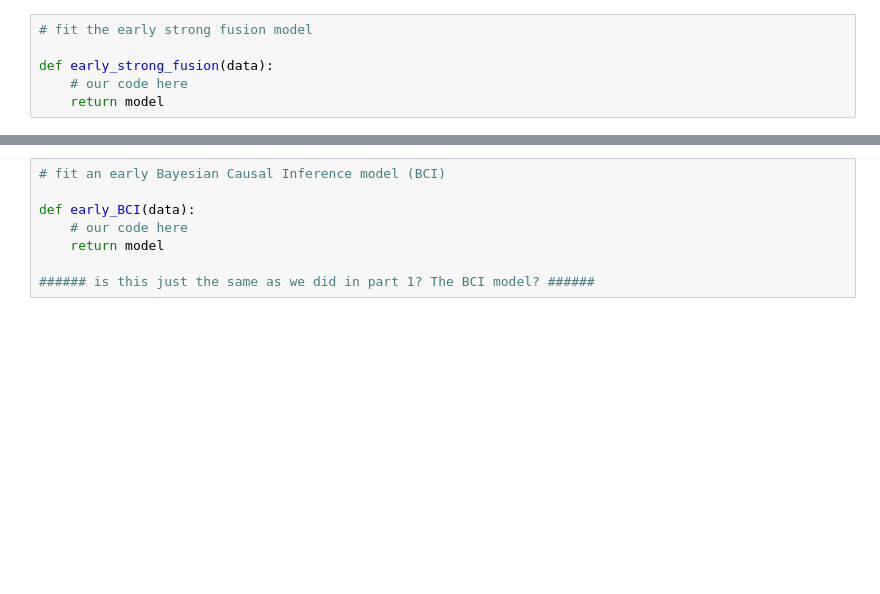
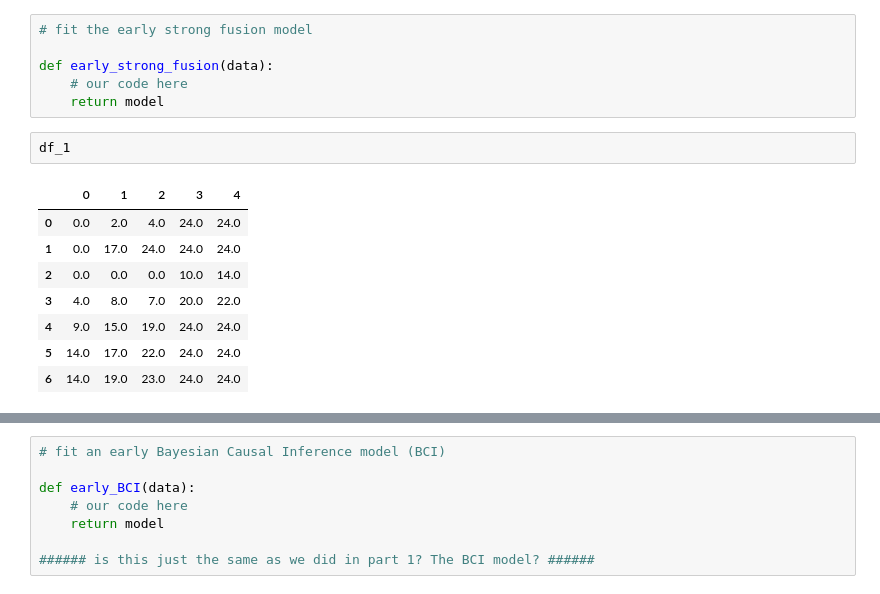
Before and after one commit to s180820/CogMod3, a Jupyter notebook: Part_2.ipynb, the cells around one changed output, grey strips where cells are left out. Drawn from its saved outputs; the diff is of its cells as text; blank space fills up the shorter version.

```diff
--- a/Part_2.ipynb
+++ b/Part_2.ipynb
@@ -42,3 +40,14 @@ df_5 = df_all.iloc[28:35,0:5]
 def early_strong_fusion(data):
     # our code here
     return model
+# %%
+df_1
+# %% [output]
+|  | 0 | 1 | 2 | 3 | 4 |
+| 0 | 0.0 | 2.0 | 4.0 | 24.0 | 24.0 |
+| 1 | 0.0 | 17.0 | 24.0 | 24.0 | 24.0 |
+| 2 | 0.0 | 0.0 | 0.0 | 10.0 | 14.0 |
+| 3 | 4.0 | 8.0 | 7.0 | 20.0 | 22.0 |
+| 4 | 9.0 | 15.0 | 19.0 | 24.0 | 24.0 |
+| 5 | 14.0 | 17.0 | 22.0 | 24.0 | 24.0 |
+| 6 | 14.0 | 19.0 | 23.0 | 24.0 | 24.0 |
```
Also changed, not shown: parts of 5 cells of this notebook, 1 other file.
